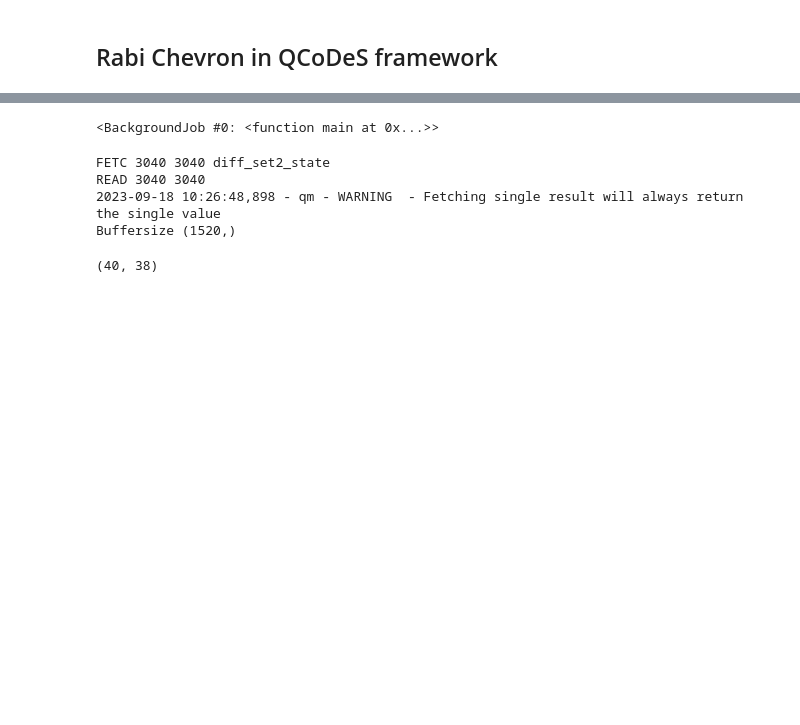
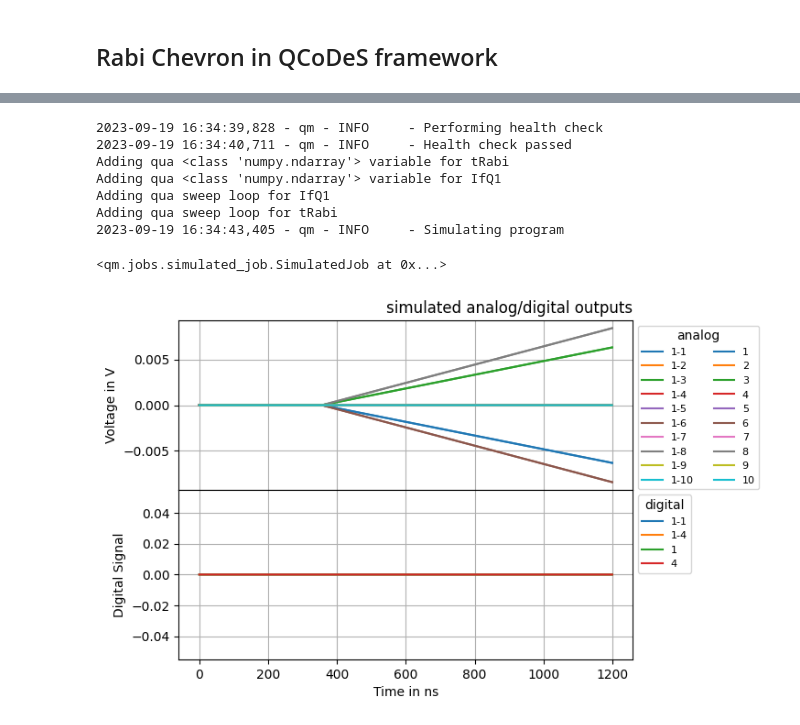
Before and after one commit to andncl/arbok, a Jupyter notebook: arbok/examples/qc_chevron_debug.ipynb, the cells around one changed output, grey strips where cells are left out. Saved outputs shown, nothing was run; the diff lists cells and outputs as text; code cells hidden in the pictures; blank space fills up the shorter version.

```diff
--- a/arbok/examples/qc_chevron_debug.ipynb
+++ b/arbok/examples/qc_chevron_debug.ipynb
@@ -35,8 +37,8 @@ RabiChevron.add_subsequence(init6)
 RabiChevron.add_subsequence(rabi6)
 RabiChevron.add_subsequence(read6)
 # %%
-f_detune=np.arange(32.2e6,34.2e6,0.05e6, dtype = int)
+f_detune=np.arange(33.25e6,34.2e6,0.025e6, dtype = int)
 print(len(f_detune))
-t_list = np.arange(4,30e3/4,200, dtype = int)
+t_list = np.arange(4,30e3/4,150, dtype = int)
 print(len(t_list))
 # %% [output]
@@ -50,8 +52,7 @@ RabiChevron.setpoints_grid = [
     f_detune,
     t_list]
 RabiChevron.gettables = [
-    RabiChevron.read6.diff_set1_state,
     RabiChevron.read6.diff_set2_state]
 
-RabiChevron.connect_OPX(host_ip= '192.168.0.3')
+RabiChevron.connect_opx(host_ip= '192.168.0.3')
 # %% [output]
@@ -181,10 +123,8 @@ qc.config.core.db_location
 # %%
-import IPython.lib.backgroundjobs as bg
-from plottr.apps import inspectr
+# import IPython.lib.backgroundjobs as bg
+# from plottr.apps import inspectr
 
-jobs = bg.BackgroundJobManager()
-jobs.new(inspectr.main, qc.config.core.db_location)
+# jobs = bg.BackgroundJobManager()
+# jobs.new(inspectr.main, qc.config.core.db_location)
-# %% [output]
-<BackgroundJob #0: <function main at 0x...>>
 # %%
 meas = Measurement()
@@ -197,11 +130,0 @@ meas = Measurement()
-# %%
-out = RabiChevron.read6.diff_set2_state.get()
-# %% [output]
-FETC 3040 3040 diff_set2_state
-READ 3040 3040
-2023-09-18 10:26:48,898 - qm - WARNING  - Fetching single result will always return the single value
-Buffersize (1520,)
-# %%
-out.shape
-# %% [output]
-(40, 38)
@@ -210 +131,13 @@ type()
+# %%
+RabiChevron.run_remote_simulation(300)
+# %% [output]
+2023-09-19 16:34:39,828 - qm - INFO     - Performing health check
+2023-09-19 16:34:40,711 - qm - INFO     - Health check passed
+Adding qua <class 'numpy.ndarray'> variable for tRabi
+Adding qua <class 'numpy.ndarray'> variable for IfQ1
+Adding qua sweep loop for IfQ1
+Adding qua sweep loop for tRabi
+2023-09-19 16:34:43,405 - qm - INFO     - Simulating program
+<qm.jobs.simulated_job.SimulatedJob at 0x...>
+[figure, added]
 # %%
```
Also changed, not shown: parts of 26 cells of this notebook.
